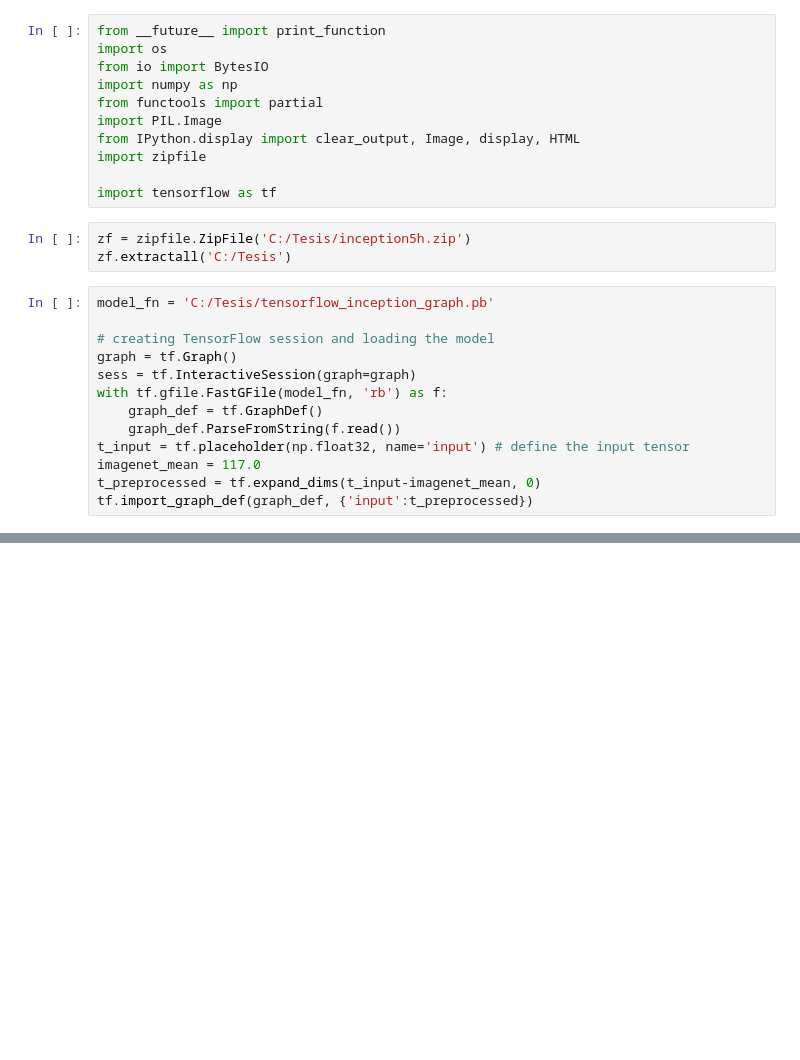
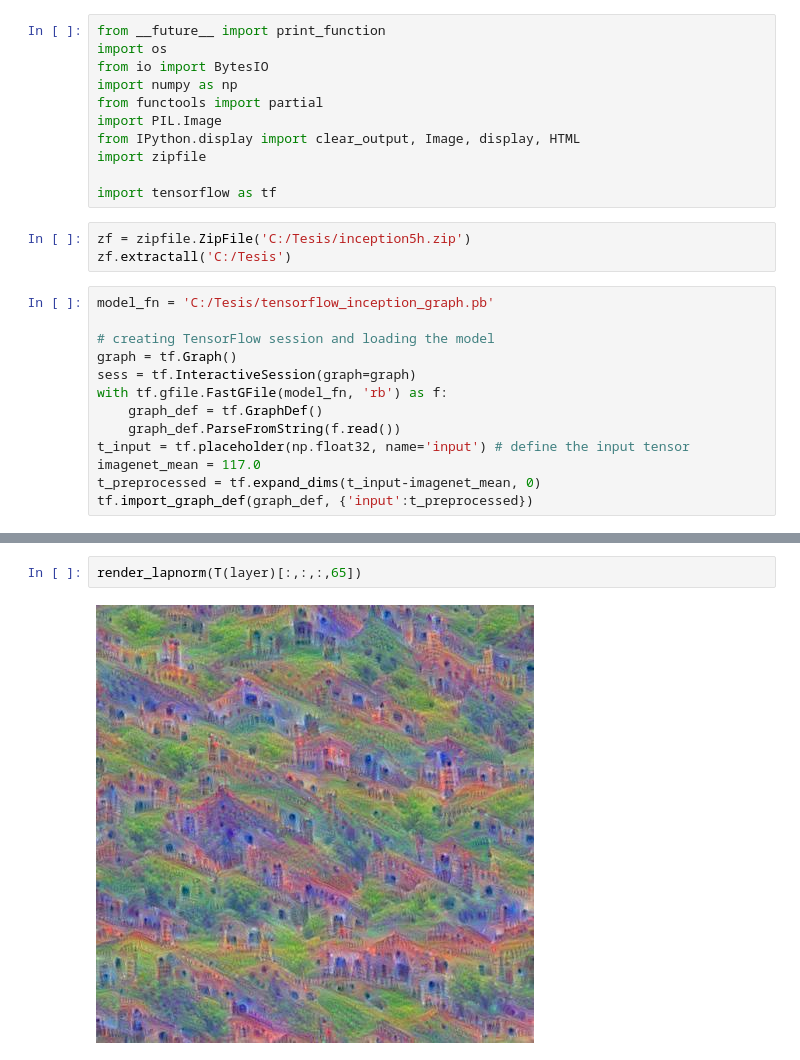
Before and after one commit to williammr70/trabajo_inception_dream, a Jupyter notebook: inception_dd.ipynb, the cells around one changed output, grey strips where cells are left out. Cells and saved outputs as stored; diff of their text form; blank space fills up the shorter version.

```diff
--- a/inception_dd.ipynb
+++ b/inception_dd.ipynb
@@ -90,0 +264,4 @@ Total number of feature channels: 7548
+# %%
+render_lapnorm(T(layer)[:,:,:,65])
+# %% [output]
+[figure, added]
```
Also changed, not shown: parts of 11 cells of this notebook.
